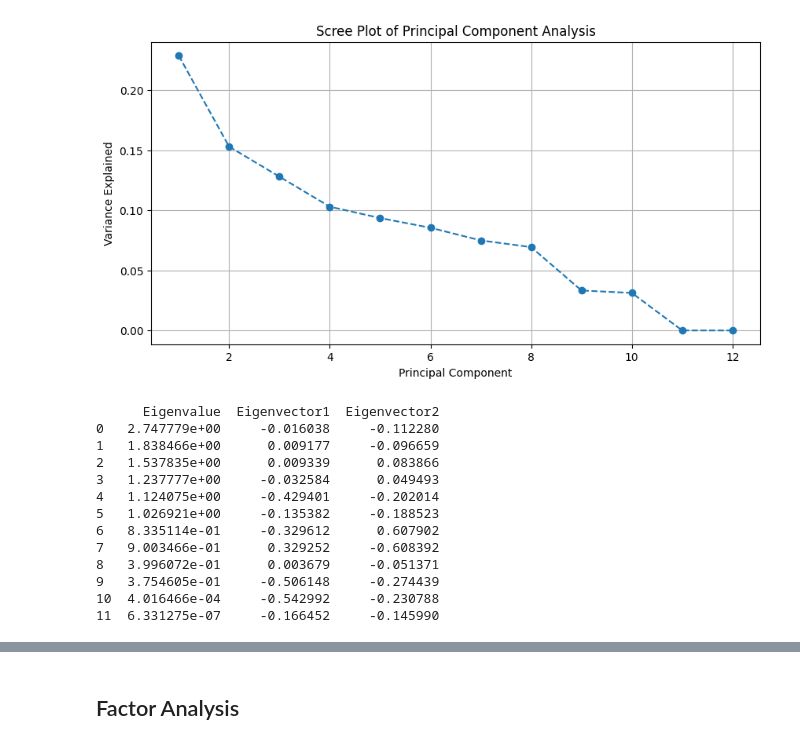
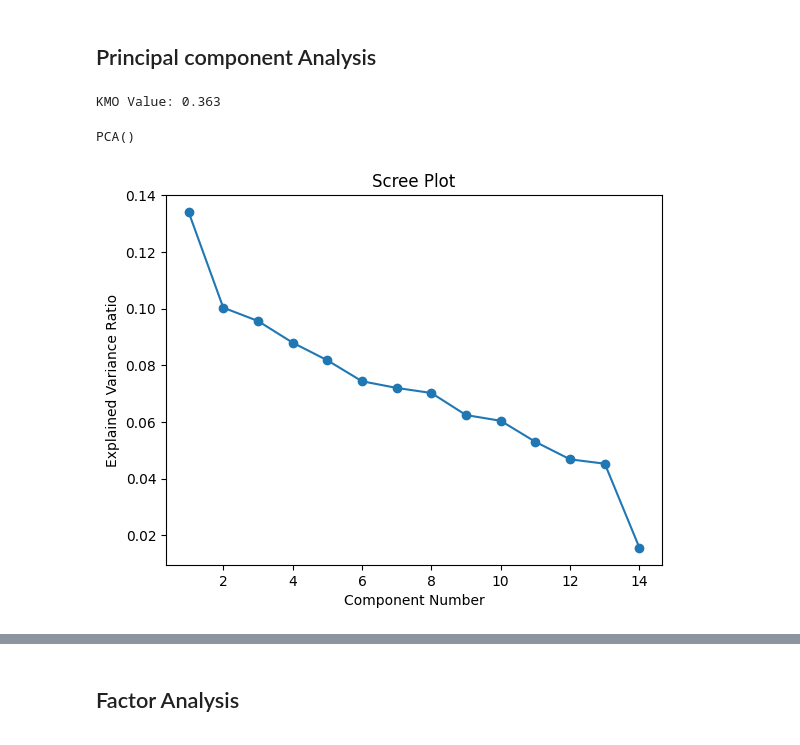
Before and after one commit to DanukaDilshann/AI-Driven-Job-Role-Fit-Prediction, a Jupyter notebook: com/pca_FA.ipynb, the cells around one changed output, grey strips where cells are left out. Saved outputs shown, nothing was run; the diff lists cells and outputs as text; code cells hidden in the pictures.

Commit message:
score

```diff
--- a/com/pca_FA.ipynb
+++ b/com/pca_FA.ipynb
@@ -20,0 +138,5 @@ Index(['EmployeeCode', 'Technical Score_JD', 'Programming Score_JD',
+# %%
+from sklearn.model_selection import train_test_split
+train_df,test_df=train_test_split(df,test_size=0.2,random_state=123)
+print("Train Size:",train_df.shape)
+print("Test Size:",test_df.shape)
@@ -21,10 +161,7 @@ Index(['EmployeeCode', 'Technical Score_JD', 'Programming Score_JD',
 # %%
-un_col=['Gender','Department', 'JobCategory', 'Designation', 'JobLevel',
-       'ProficiencyLevel', 'Education Qualifications',
-       'Professional Qualifications With Years', 'Date of Joining', 'Handled Projects',
-       'Disciplinary Actions (Yes/No)', 'Type of Disciplinary Action',
-       'Promoted Before', 'Employee Rejoined', 'Current Role','Experience in Years Previous Positions']
-df_n=df.drop(columns=un_col)
+un_col=['Gender','Department', 'JobCategory', 'ProficiencyLevel',
+       'Education Qualifications', 'Professional Qualifications','Final Score','Age','List of Software Skills','Number of Goal Assigned', 'Number of Goals Achieved','Projects Completed',"Total Experience in Years","Absentism Rate"]
+df_n=train_df.drop(columns=un_col)
 # %%
 df_n.head()
 # %% [output]
@@ -37,7 +174,7 @@ df_n.head()
 # %%
-df_n["Goal Complete Ratio"] = df_n['Number of Goals Achieved'] / df_n['Number of Goal Assigned']
+# df_n["Goal Complete Ratio"] = df_n['Number of Goals Achieved'] / df_n['Number of Goal Assigned']
 
-df_n.drop(columns=['Number of Goal Assigned', 'Number of Goals Achieved'], inplace=True)
+# df_n.drop(columns=['Number of Goal Assigned', 'Number of Goals Achieved'], inplace=True)
 # %%
 df_n.head()
 # %% [output]
@@ -108,0 +252,2 @@ print(pca.explained_variance_)
+# %% [markdown]
+## Principal component Analysis
@@ -109,12 +258,23 @@ print(pca.explained_variance_)
+# %%
+# Compute KMO & Bartlett's Test
+from factor_analyzer import calculate_kmo
+kmo_all, kmo_model = calculate_kmo(df_con)
+
+# Display results
+print(f"KMO Value: {kmo_model:.3f}")
+# %% [output]
+KMO Value: 0.363
+# %%
+pca=PCA()
+pca.fit(df_con)
+# %% [output]
+PCA()
 # %%
-import matplotlib.pyplot as plt
-
-plt.figure(figsize=(10, 5))
-plt.plot(range(1, len(explained_variance) + 1), explained_variance, marker='o', linestyle='--')
-plt.xlabel('Principal Component')
-plt.ylabel('Variance Explained')
-plt.title('Scree Plot of Principal Component Analysis')
-plt.grid(True)
+# Plot scree plot
+plt.plot(range(1, len(pca.explained_variance_ratio_) + 1), pca.explained_variance_ratio_, marker='o')
+plt.xlabel('Component Number')
+plt.ylabel('Explained Variance Ratio')
+plt.title('Scree Plot')
 plt.show()
 # %% [output]
-[figure, old version]
+[figure, new version]
@@ -125,21 +280,0 @@ eigenvalues, eigenvectors = np.linalg.eig(cov_matrix)
-# %%
-eigen_df = pd.DataFrame({
-    'Eigenvalue': eigenvalues,
-    'Eigenvector1': eigenvectors[:, 0],
-    'Eigenvector2': eigenvectors[:, 1]
-})
-print(eigen_df)
-# %% [output]
-      Eigenvalue  Eigenvector1  Eigenvector2
-0   2.747779e+00     -0.016038     -0.112280
-1   1.838466e+00      0.009177     -0.096659
-2   1.537835e+00      0.009339      0.083866
-3   1.237777e+00     -0.032584      0.049493
-4   1.124075e+00     -0.429401     -0.202014
-5   1.026921e+00     -0.135382     -0.188523
-6   8.335114e-01     -0.329612      0.607902
-7   9.003466e-01      0.329252     -0.608392
-8   3.996072e-01      0.003679     -0.051371
-9   3.754605e-01     -0.506148     -0.274439
-10  4.016466e-04     -0.542992     -0.230788
-11  6.331275e-07     -0.166452     -0.145990
```
Also changed, not shown: parts of 79 cells of this notebook, 23 other files.
